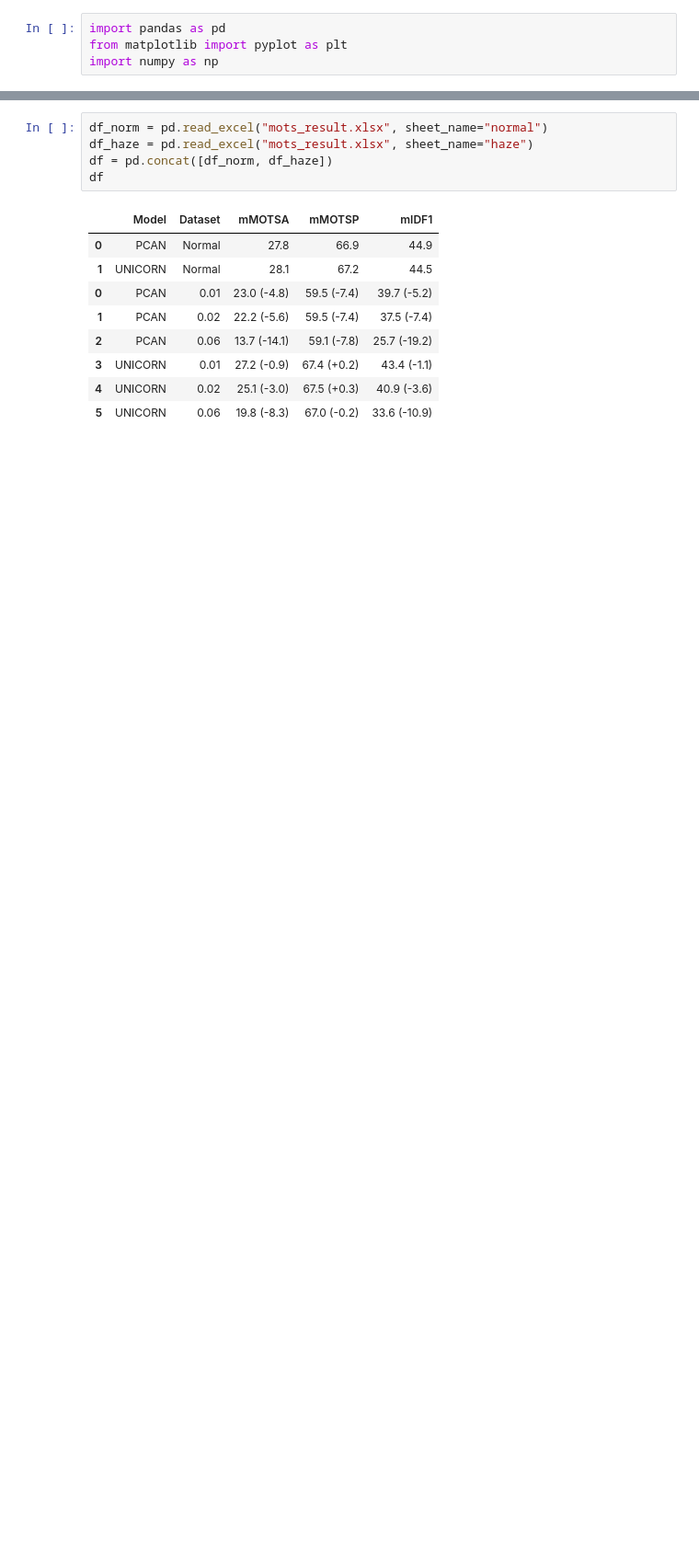
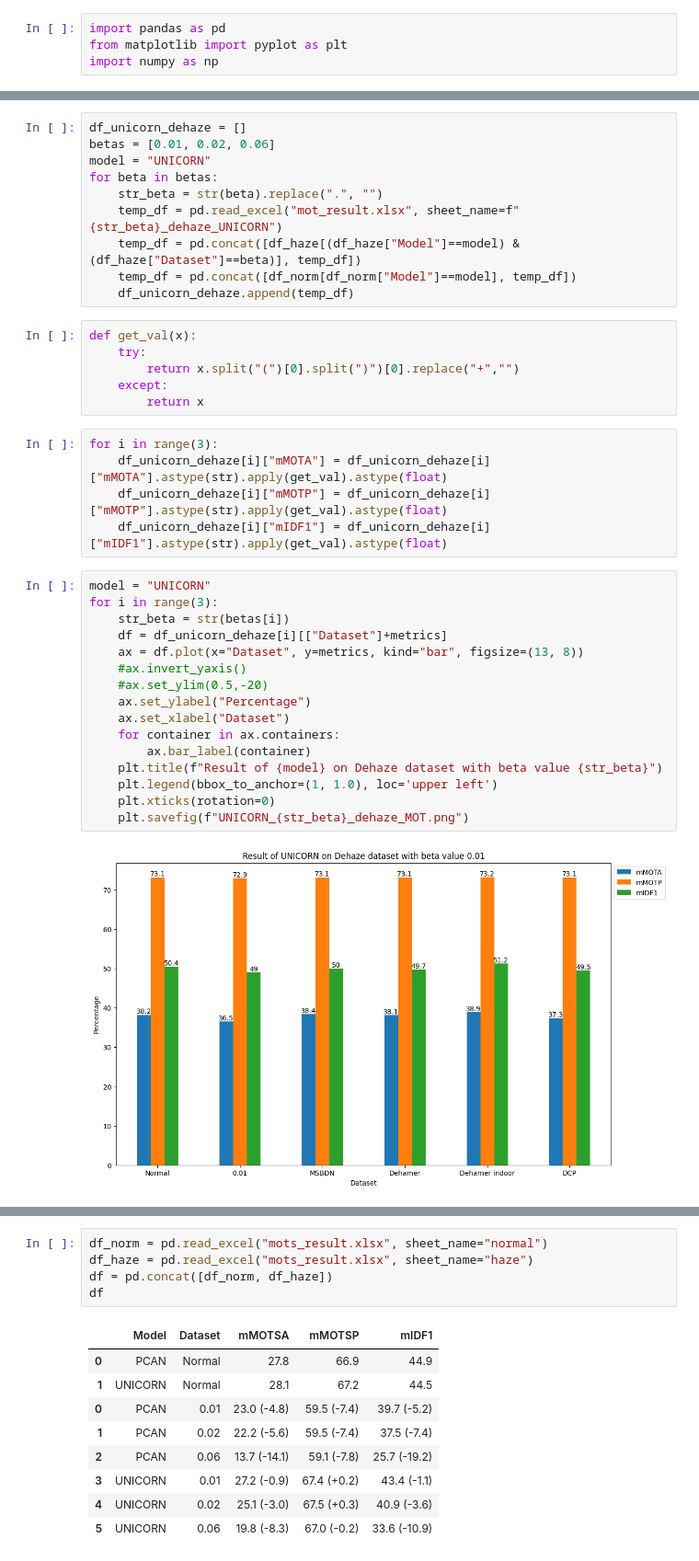
Before and after one commit to 2223CUHKFYP/2223CUHKFYP.github.io, a Jupyter notebook: resources/make_graph.ipynb, the cells around one changed output, grey strips where cells are left out. Shown: that part at 92% size. Drawn from its saved outputs; the diff is of its cells as text; blank space fills up the shorter version.

```diff
--- a/resources/make_graph.ipynb
+++ b/resources/make_graph.ipynb
@@ -4,0 +35,39 @@ import numpy as np
+# %%
+df_unicorn_dehaze = []
+betas = [0.01, 0.02, 0.06]
+model = "UNICORN"
+for beta in betas:
+    str_beta = str(beta).replace(".", "")
+    temp_df = pd.read_excel("mot_result.xlsx", sheet_name=f"{str_beta}_dehaze_UNICORN")
+    temp_df = pd.concat([df_haze[(df_haze["Model"]==model) & (df_haze["Dataset"]==beta)], temp_df])
+    temp_df = pd.concat([df_norm[df_norm["Model"]==model], temp_df])
+    df_unicorn_dehaze.append(temp_df)
+# %%
+def get_val(x):
+    try:
+        return x.split("(")[0].split(")")[0].replace("+","")
+    except:
+        return x
+# %%
+for i in range(3):
+    df_unicorn_dehaze[i]["mMOTA"] = df_unicorn_dehaze[i]["mMOTA"].astype(str).apply(get_val).astype(float)
+    df_unicorn_dehaze[i]["mMOTP"] = df_unicorn_dehaze[i]["mMOTP"].astype(str).apply(get_val).astype(float)
+    df_unicorn_dehaze[i]["mIDF1"] = df_unicorn_dehaze[i]["mIDF1"].astype(str).apply(get_val).astype(float)
+# %%
+model = "UNICORN"
+for i in range(3):
+    str_beta = str(betas[i])
+    df = df_unicorn_dehaze[i][["Dataset"]+metrics]
+    ax = df.plot(x="Dataset", y=metrics, kind="bar", figsize=(13, 8))
+    #ax.invert_yaxis()
+    #ax.set_ylim(0.5,-20)
+    ax.set_ylabel("Percentage")
+    ax.set_xlabel("Dataset")
+    for container in ax.containers:
+        ax.bar_label(container)
+    plt.title(f"Result of {model} on Dehaze dataset with beta value {str_beta}")
+    plt.legend(bbox_to_anchor=(1, 1.0), loc='upper left')
+    plt.xticks(rotation=0)
+    plt.savefig(f"UNICORN_{str_beta}_dehaze_MOT.png")
+# %% [output]
+[figure, added]
```
Also changed, not shown: parts of 5 cells of this notebook, 4 other files.
